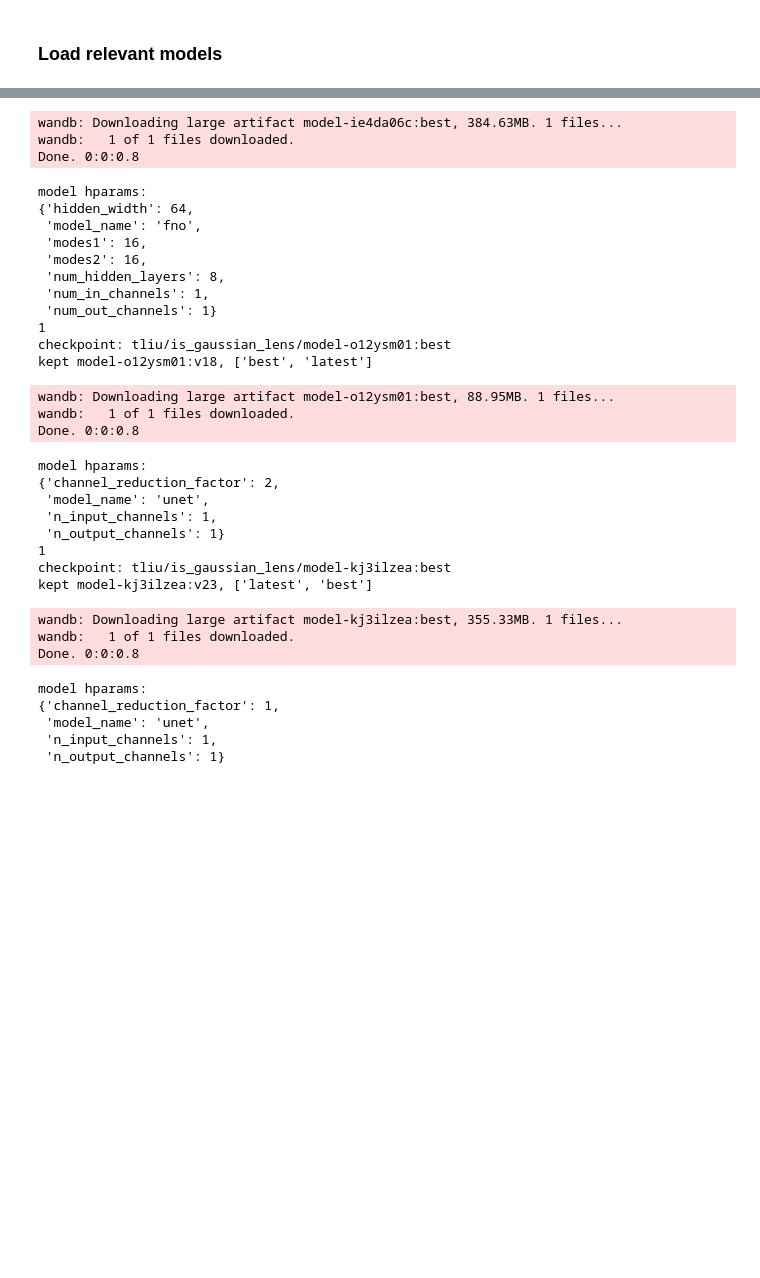
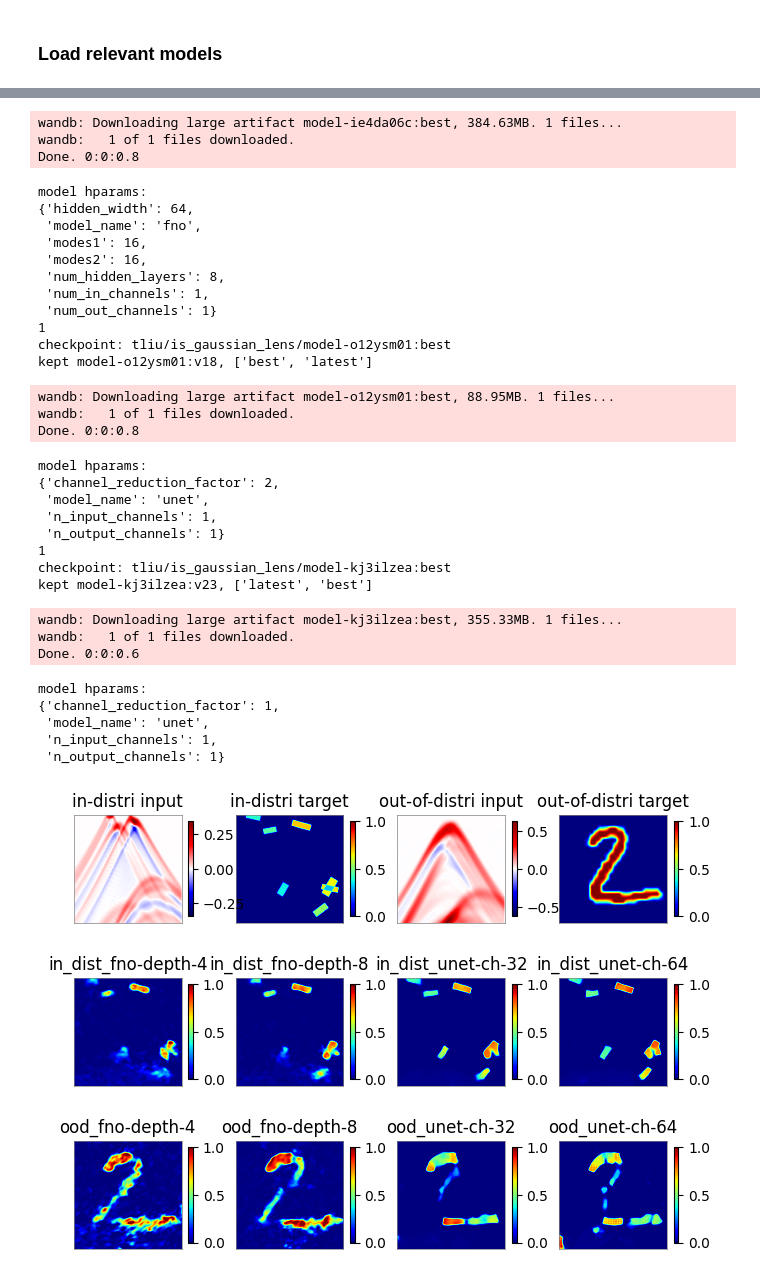
Before and after one commit to wavebench/wavebench, a Jupyter notebook: notebooks/evaluation/evaluate-model-on-rtc.ipynb, the cells around one changed output, grey strips where cells are left out. Saved outputs shown, nothing was run; the diff lists cells and outputs as text; code cells hidden in the pictures; blank space fills up the shorter version.

Commit message:
edit the figure style of model predictions

```diff
--- a/notebooks/evaluation/evaluate-model-on-rtc.ipynb
+++ b/notebooks/evaluation/evaluate-model-on-rtc.ipynb
@@ -142,7 +143,8 @@ for model_filters in all_models:
   print(f'checkpoint: {checkpoint_reference}')
 
   # delete all the checkpoints that do not have aliases
-  artifact_versions = api.artifact_versions(name=f'{project}/model-{run_id}', type_name='model')
+  artifact_versions = api.artifact_versions(
+    name=f'{project}/model-{run_id}', type_name='model')
 
   for v in artifact_versions:
     if len(v.aliases) == 0:
@@ -185,23 +187,38 @@ for setting in ['in_dist', 'ood']:
     pred = model(sample_input.unsqueeze(0).to(device)).detach().cpu().squeeze()
     pannel_dict[f'{setting}_{tag}'] = pred
 
-fig, axes = plot_images(
-  list(pannel_dict.values()),
-  nrows=3,
-  cbar='one',
-  fig_size=(10, 6),
-  shrink=0.45,
-  pad=0.02,
-  cmap='coolwarm')
 
-# axes[0,0]
+nrows = 3
+ncols = 4
+fig_size = (8, 6)
+cbar_shrink = 0.7
+x_list = list(pannel_dict.values())
+for i in range(len(x_list)):
+    x_list[i] = np.asarray(x_list[i])
+
+
+import numpy as np
+from wavebench.plot_utils import plot_image
+
+fig = plt.figure()
+fig.set_size_inches(fig_size)
+axes = fig.subplots(nrows, ncols)
+im = np.empty(axes.shape, dtype=object)
+
+
+
+for i, (x, ax_, v) in enumerate(zip(x_list, axes.flat, vrange_)):
+    if i ==0 or i == 2:
+        im_, _ = plot_image(x, ax=ax_, norm=colors.CenteredNorm(), cmap='seismic')
+    else:
+        im_, _ = plot_image(x, ax=ax_, vmin=0., vmax=1., cmap='jet')
+    im.flat[i] = im_
+    fig.colorbar(im_, ax=ax_, shrink=cbar_shrink)
+
+
 for i, ax in enumerate(axes.flatten()):
   ax.set_title( list(pannel_dict.keys()) [i])
-  remove_frame(ax)
-
-plt.suptitle(
-  f'Problem: {eval_config.problem}, Wavespeed: {eval_config.medium_type}',
-  y=1.0,)
+  remove_ticks(ax)
 # %% [output]
 1
 checkpoint: tliu/is_gaussian_lens/model-lh37r7q0:best
@@ -225,31 +242,32 @@ wandb:   1 of 1 files downloaded.
 Done. 0:0:0.8
 model hparams:
 {'hidden_width': 64,
  'model_name': 'fno',
  'modes1': 16,
  'modes2': 16,
  'num_hidden_layers': 8,
  'num_in_channels': 1,
  'num_out_channels': 1}
 1
 checkpoint: tliu/is_gaussian_lens/model-o12ysm01:best
 kept model-o12ysm01:v18, ['best', 'latest']
 wandb: Downloading large artifact model-o12ysm01:best, 88.95MB. 1 files...
 wandb:   1 of 1 files downloaded.
 Done. 0:0:0.8
 model hparams:
 {'channel_reduction_factor': 2,
  'model_name': 'unet',
  'n_input_channels': 1,
  'n_output_channels': 1}
 1
 checkpoint: tliu/is_gaussian_lens/model-kj3ilzea:best
 kept model-kj3ilzea:v23, ['latest', 'best']
 wandb: Downloading large artifact model-kj3ilzea:best, 355.33MB. 1 files...
 wandb:   1 of 1 files downloaded.
-Done. 0:0:0.8
+Done. 0:0:0.6
 model hparams:
 {'channel_reduction_factor': 1,
  'model_name': 'unet',
  'n_input_channels': 1,
  'n_output_channels': 1}
+[figure, added]
```
Also changed, not shown: parts of 8 cells of this notebook, 27 other files.
